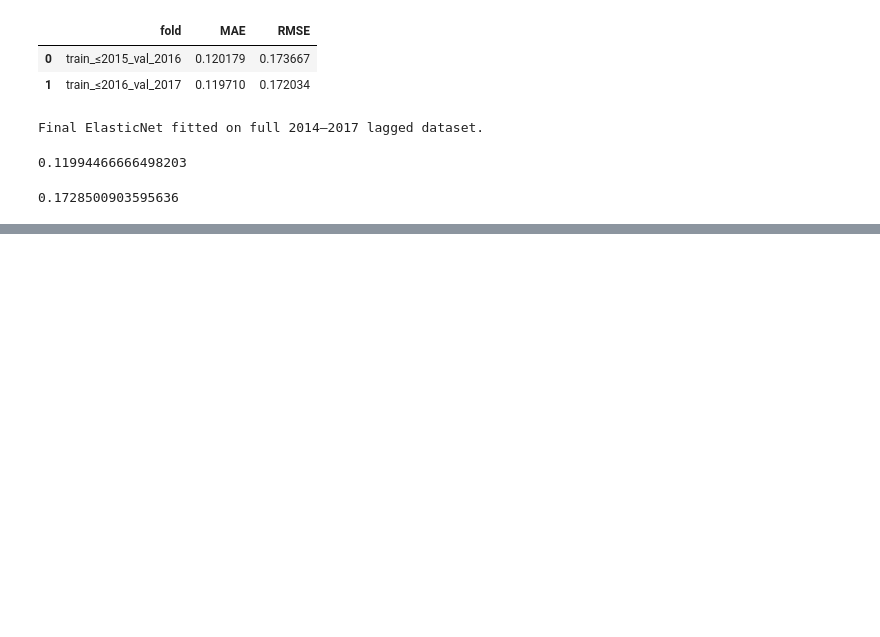
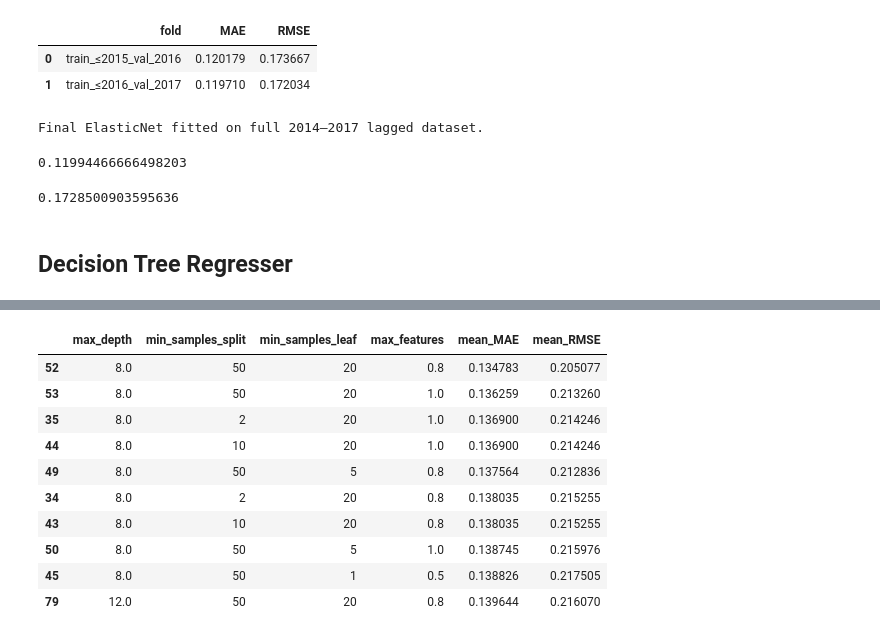
Before and after one commit to RichelCode/Wave-Energy-Forecasting-Methodological-Enhancement-and-Advanced-Modeling, a Jupyter notebook: Conference Presentation.ipynb, the cells around one changed output, grey strips where cells are left out. Cells and saved outputs as stored; diff of their text form; code cells hidden in the pictures; blank space fills up the shorter version.

```diff
--- a/Conference Presentation.ipynb
+++ b/Conference Presentation.ipynb
@@ -2123,3 +2123,5 @@ overall_mae
 overall_rmse
 # %% [output]
 0.1728500903595636
+# %% [markdown]
+## Decision Tree Regresser
@@ -2125,0 +2130,55 @@ overall_rmse
+# %%
+def cv_decision_tree(max_depth, min_samples_split, min_samples_leaf, max_features):
+    """
+    Run rolling CV for a single DecisionTreeRegressor configuration.
+    """
+    model = DecisionTreeRegressor(
+        max_depth=max_depth,
+        min_samples_split=min_samples_split,
+        min_samples_leaf=min_samples_leaf,
+        max_features=max_features,
+        random_state=42,
+    )
+    res_df = evaluate_model_rolling_cv(model, lagged_data)
+    mean_mae = res_df["MAE"].mean()
+    mean_rmse = res_df["RMSE"].mean()
+    return res_df, mean_mae, mean_rmse
+# %%
+depth_grid   = [4, 8, 12, None]        # None = fully grown tree
+split_grid   = [2, 10, 50]             # min samples to split
+leaf_grid    = [1, 5, 20]              # min samples in a leaf
+feat_grid    = [0.5, 0.8, 1.0]         # fraction of features to consider at each split
+
+dt_cv_tables = {}
+dt_tuning_rows = []
+
+for depth in depth_grid:
+    for min_split in split_grid:
+        for min_leaf in leaf_grid:
+            for frac in feat_grid:
+                print("\n" + "="*70)
+                print(
+                    f"Evaluating Tree: depth={depth}, min_split={min_split}, "
+                    f"min_leaf={min_leaf}, max_features={frac}"
+                )
+                res_df, mean_mae, mean_rmse = cv_decision_tree(
+                    max_depth=depth,
+                    min_samples_split=min_split,
+                    min_samples_leaf=min_leaf,
+                    max_features=frac,
+                )
+                key = (depth, min_split, min_leaf, frac)
+                dt_cv_tables[key] = res_df.copy()
+                dt_tuning_rows.append({
+                    "max_depth": depth,
+                    "min_samples_split": min_split,
+                    "min_samples_leaf": min_leaf,
+                    "max_features": frac,
+                    "mean_MAE": mean_mae,
+                    "mean_RMSE": mean_rmse,
+                })
+
+dt_tuning_results = pd.DataFrame(dt_tuning_rows).sort_values("mean_MAE")
+print("\nDecision tree tuning summary (sorted by mean MAE):")
+display(dt_tuning_results.head(10))
+# %% [output]
@@ -2125,0 +2202,11 @@ overall_rmse
+|  | max_depth | min_samples_split | min_samples_leaf | max_features | mean_MAE | mean_RMSE |
+| 52 | 8.0 | 50 | 20 | 0.8 | 0.134783 | 0.205077 |
+| 53 | 8.0 | 50 | 20 | 1.0 | 0.136259 | 0.213260 |
+| 35 | 8.0 | 2 | 20 | 1.0 | 0.136900 | 0.214246 |
+| 44 | 8.0 | 10 | 20 | 1.0 | 0.136900 | 0.214246 |
+| 49 | 8.0 | 50 | 5 | 0.8 | 0.137564 | 0.212836 |
+| 34 | 8.0 | 2 | 20 | 0.8 | 0.138035 | 0.215255 |
+| 43 | 8.0 | 10 | 20 | 0.8 | 0.138035 | 0.215255 |
+| 50 | 8.0 | 50 | 5 | 1.0 | 0.138745 | 0.215976 |
+| 45 | 8.0 | 50 | 1 | 0.5 | 0.138826 | 0.217505 |
+| 79 | 12.0 | 50 | 20 | 0.8 | 0.139644 | 0.216070 |
```
Also changed, not shown: parts of 7 cells of this notebook.
